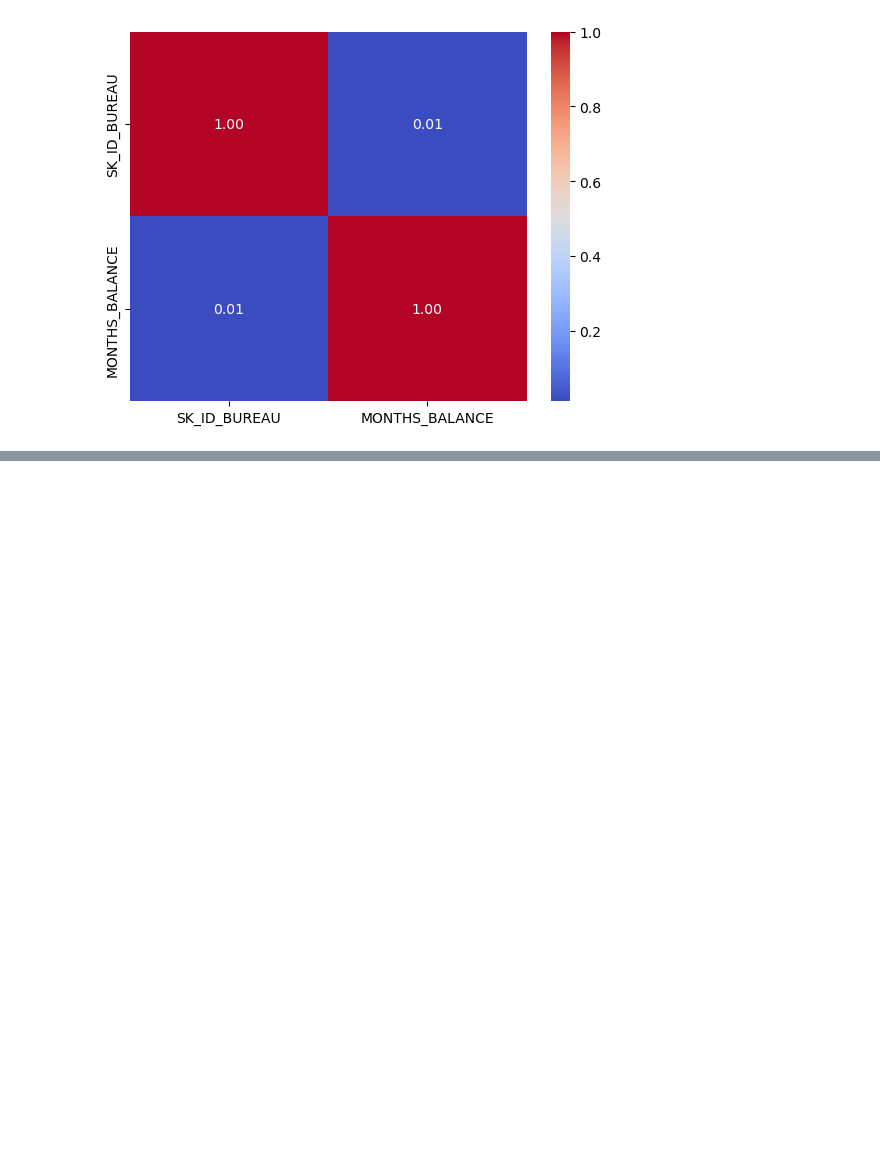
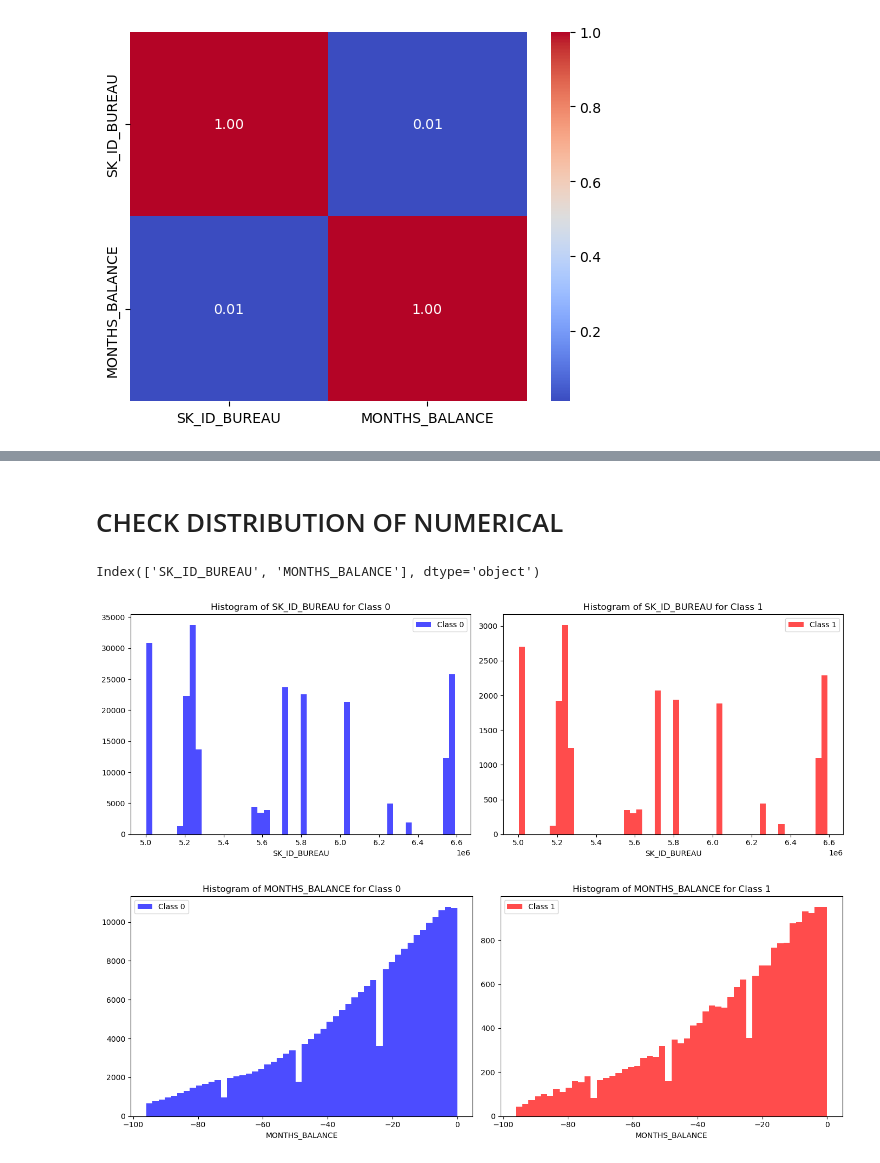
Before and after one commit to dunp7/Home-Default-Credit-Risk, a Jupyter notebook: Cleaning + EDA/Bureau Balance.ipynb, the cells around one changed output, grey strips where cells are left out. Saved outputs shown, nothing was run; the diff lists cells and outputs as text; code cells hidden in the pictures; blank space fills up the shorter version.

```diff
--- a/Cleaning + EDA/Bureau Balance.ipynb
+++ b/Cleaning + EDA/Bureau Balance.ipynb
@@ -102,7 +154,7 @@ dtype: float64
 # %%
 df2 = pd.read_csv("D:\data prep\dseb63_final_project_DP_dataset\dseb63_final_project_DP_dataset\dseb63_application_train.csv")
-df2 = df2[['SK_ID_CURR','TARGET']]
+df2 = df2['TARGET']
 # %%
-merge_table = pd.merge(df, df2, on='SK_ID_CURR', how='left')
-merge_table
+merge_table = pd.merge(df, df2, left_index=True, right_index=True, how='left')
+merge_table.head()
 # %% [output]
@@ -109,0 +167,33 @@ KeyError: 'SK_ID_CURR'
+# %% [markdown]
+# CHECK DISTRIBUTION OF NUMERICAL
+# %%
+numerical_data.columns
+# %% [output]
+Index(['SK_ID_BUREAU', 'MONTHS_BALANCE'], dtype='object')
+# %%
+features = ['SK_ID_BUREAU', 'MONTHS_BALANCE']
+
+for feature in features:
+    class0 = merge_table[merge_table['TARGET'] == 0][feature]
+    class1 = merge_table[merge_table['TARGET'] == 1][feature]
+
+    fig, ax = plt.subplots(1, 2, figsize=(14, 5))
+
+    # Plot histograms
+    ax[0].hist(class0, bins=50, alpha=0.7, color='blue', label='Class 0')
+    ax[1].hist(class1, bins=50, alpha=0.7, color='red', label='Class 1')
+
+    ax[0].set_title(f'Histogram of {feature} for Class 0')
+    ax[1].set_title(f'Histogram of {feature} for Class 1')
+
+    ax[0].set_xlabel(feature)
+    ax[1].set_xlabel(feature)
+
+    ax[0].legend()
+    ax[1].legend()
+
+    plt.tight_layout()
+    plt.show()
+# %% [output]
+[figure, added]
+[figure, added]
```
Also changed, not shown: parts of 17 cells of this notebook.
